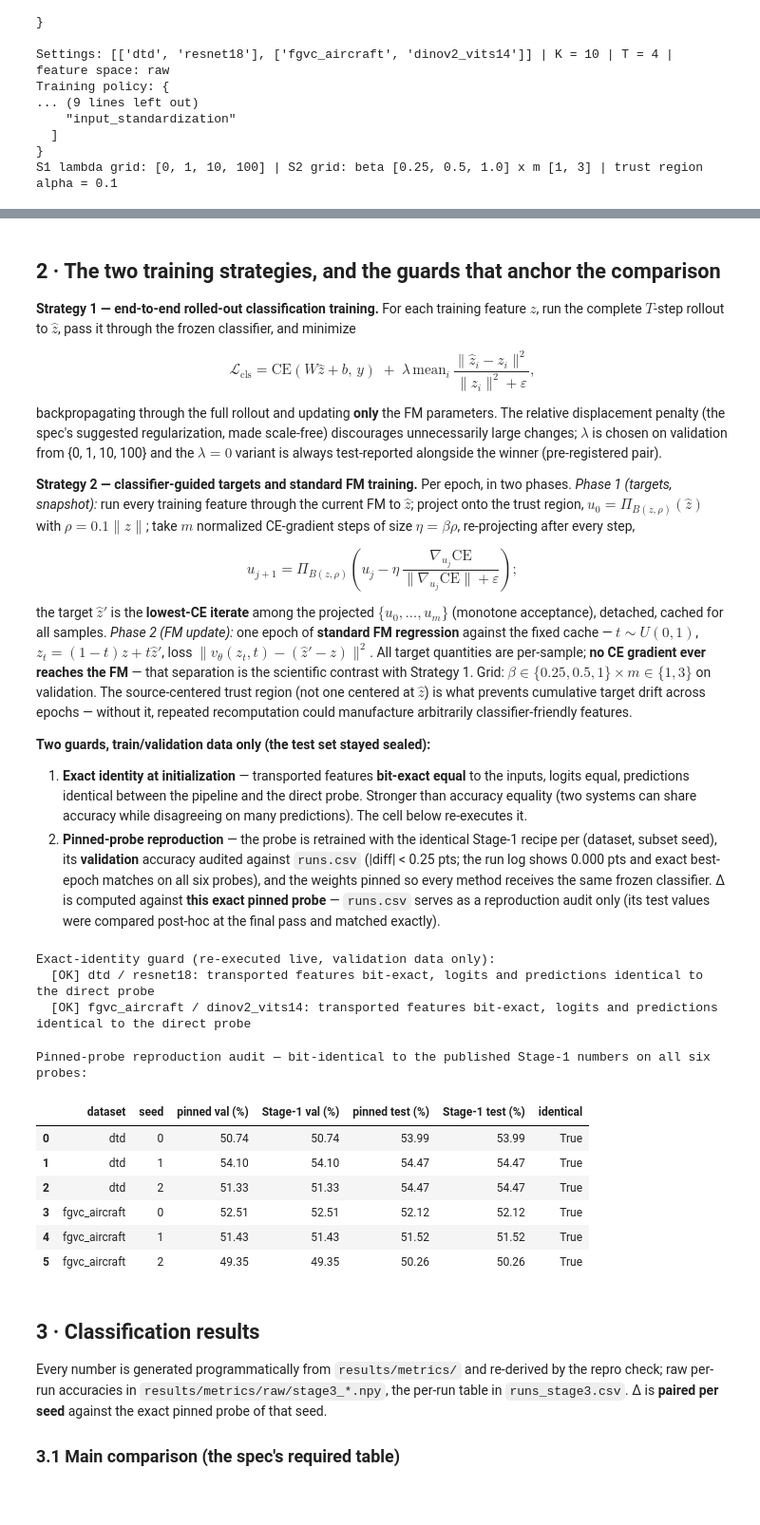
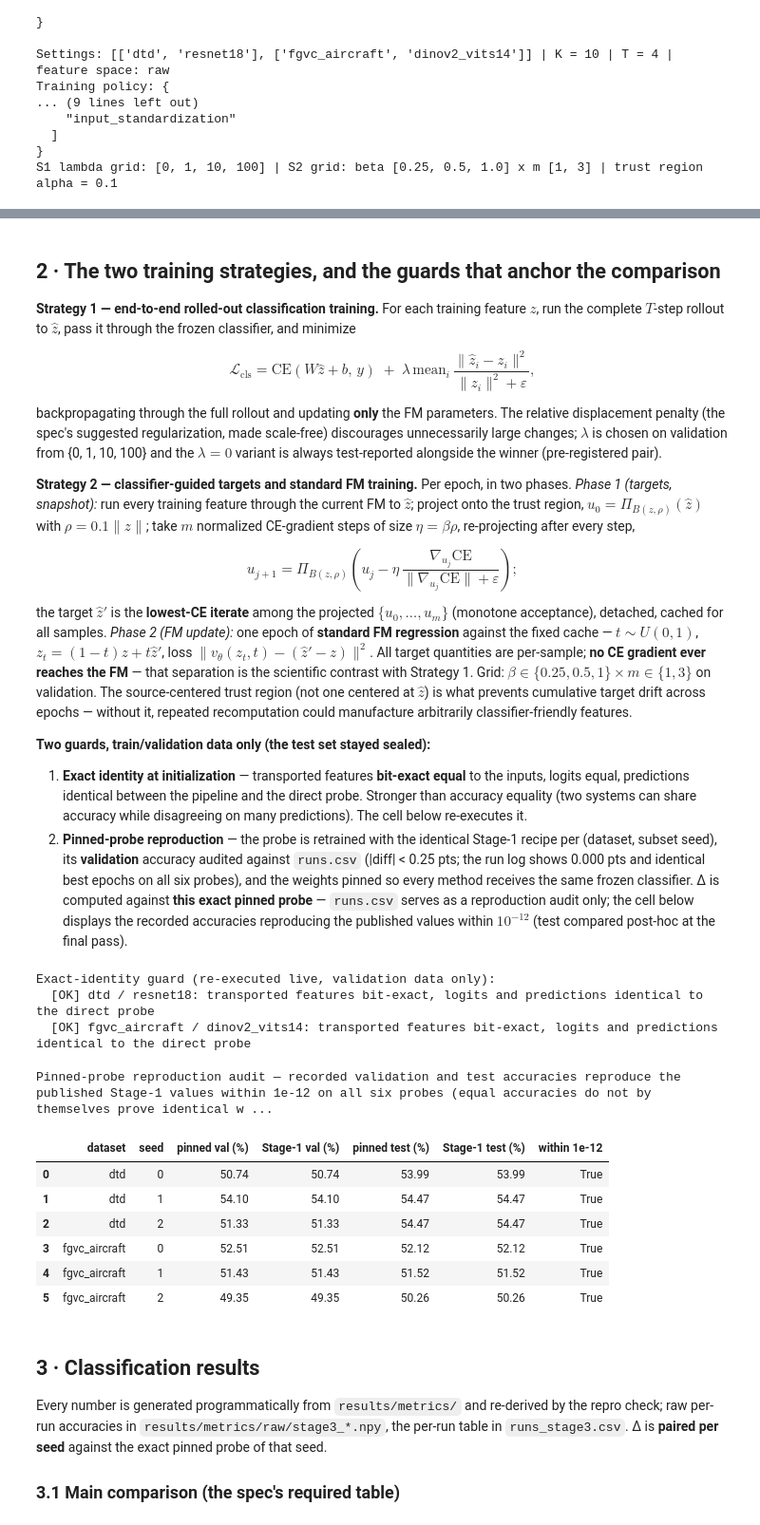
Before and after one commit to alonengel/Computer-Vision-Project, a Jupyter notebook: notebooks/stage3_presentation.ipynb, the cells around one changed output, grey strips where cells are left out. Shown at 95% size. Drawn from its saved outputs; the diff is of its cells as text; code cells hidden in the pictures; blank space fills up the shorter version.

```diff
--- a/notebooks/stage3_presentation.ipynb
+++ b/notebooks/stage3_presentation.ipynb
@@ -87,7 +87,7 @@ the target $\hat{z}'$ is the **lowest-CE iterate** among the projected $\{u_0,\d
 **Two guards, train/validation data only (the test set stayed sealed):**
 
 1. **Exact identity at initialization** — transported features **bit-exact equal** to the inputs, logits equal, predictions identical between the pipeline and the direct probe. Stronger than accuracy equality (two systems can share accuracy while disagreeing on many predictions). The cell below re-executes it.
-2. **Pinned-probe reproduction** — the probe is retrained with the identical Stage-1 recipe per (dataset, subset seed), its **validation** accuracy audited against `runs.csv` (|diff| < 0.25 pts; the run log shows 0.000 pts and exact best-epoch matches on all six probes), and the weights pinned so every method receives the same frozen classifier. Δ is computed against **this exact pinned probe** — `runs.csv` serves as a reproduction audit only (its test values were compared post-hoc at the final pass and matched exactly).
+2. **Pinned-probe reproduction** — the probe is retrained with the identical Stage-1 recipe per (dataset, subset seed), its **validation** accuracy audited against `runs.csv` (|diff| < 0.25 pts; the run log shows 0.000 pts and identical best epochs on all six probes), and the weights pinned so every method receives the same frozen classifier. Δ is computed against **this exact pinned probe** — `runs.csv` serves as a reproduction audit only; the cell below displays the recorded accuracies reproducing the published values within $10^{-12}$ (test compared post-hoc at the final pass).
 # %%
 import torch
 
@@ -111,33 +111,36 @@ Exact-identity guard (re-executed live, validation data only):
 # %%
 # Probe-reproduction audit, displayed from the artifacts of record: the pinned
 # probes' validation and test accuracies against the published Stage-1 values.
 r1 = pd.read_csv(REPO / "results" / "metrics" / "runs.csv")
 r3 = pd.read_csv(REPO / "results" / "metrics" / "runs_stage3.csv")
 rows = []
 for ds, enc in cfg["stage3"]["settings"]:
     for seed in cfg["stage3"]["subset_seeds"]:
         pin = r3[(r3["dataset"] == ds) & (r3["encoder"] == enc)
                  & (r3["head"] == "pinned_probe") & (r3["seed"] == seed)].iloc[0]
         ref = r1[(r1["dataset"] == ds) & (r1["encoder"] == enc)
                  & (r1["head"] == "linear_probe") & (r1["k_shot"] == k)
                  & (r1["seed"] == seed)].iloc[0]
         rows.append({"dataset": ds, "seed": seed,
                      "pinned val (%)": round(100 * pin["val_acc"], 4),
                      "Stage-1 val (%)": round(100 * ref["val_acc"], 4),
                      "pinned test (%)": round(100 * pin["test_acc"], 4),
                      "Stage-1 test (%)": round(100 * ref["test_acc"], 4),
-                     "identical": bool(np.isclose(pin["val_acc"], ref["val_acc"],
-                                                  atol=1e-12)
-                                       and np.isclose(pin["test_acc"],
-                                                      ref["test_acc"], atol=1e-12))})
+                     "within 1e-12": bool(np.isclose(pin["val_acc"], ref["val_acc"],
+                                                     rtol=0, atol=1e-12)
+                                          and np.isclose(pin["test_acc"],
+                                                         ref["test_acc"],
+                                                         rtol=0, atol=1e-12))})
 audit = pd.DataFrame(rows)
-assert audit["identical"].all()
-print("Pinned-probe reproduction audit — bit-identical to the published "
-      "Stage-1 numbers on all six probes:")
+assert audit["within 1e-12"].all()
+print("Pinned-probe reproduction audit — recorded validation and test accuracies "
+      "reproduce the published Stage-1 values within 1e-12 on all six probes "
+      "(equal accuracies do not by themselves prove identical weights; the "
+      "feature-level bit-exactness claim belongs to the identity guard above):")
 display(audit)
 # %% [output]
-Pinned-probe reproduction audit — bit-identical to the published Stage-1 numbers on all six probes:
+Pinned-probe reproduction audit — recorded validation and test accuracies reproduce the published Stage-1 values within 1e-12 on all six probes (equal accuracies do not by themselves prove identical w ...
-|  | dataset | seed | pinned val (%) | Stage-1 val (%) | pinned test (%) | Stage-1 test (%) | identical |
+|  | dataset | seed | pinned val (%) | Stage-1 val (%) | pinned test (%) | Stage-1 test (%) | within 1e-12 |
 | 0 | dtd | 0 | 50.74 | 50.74 | 53.99 | 53.99 | True |
 | 1 | dtd | 1 | 54.10 | 54.10 | 54.47 | 54.47 | True |
 | 2 | dtd | 2 | 51.33 | 51.33 | 54.47 | 54.47 | True |
```
Also changed, not shown: parts of 7 cells of this notebook, 13 other files.
